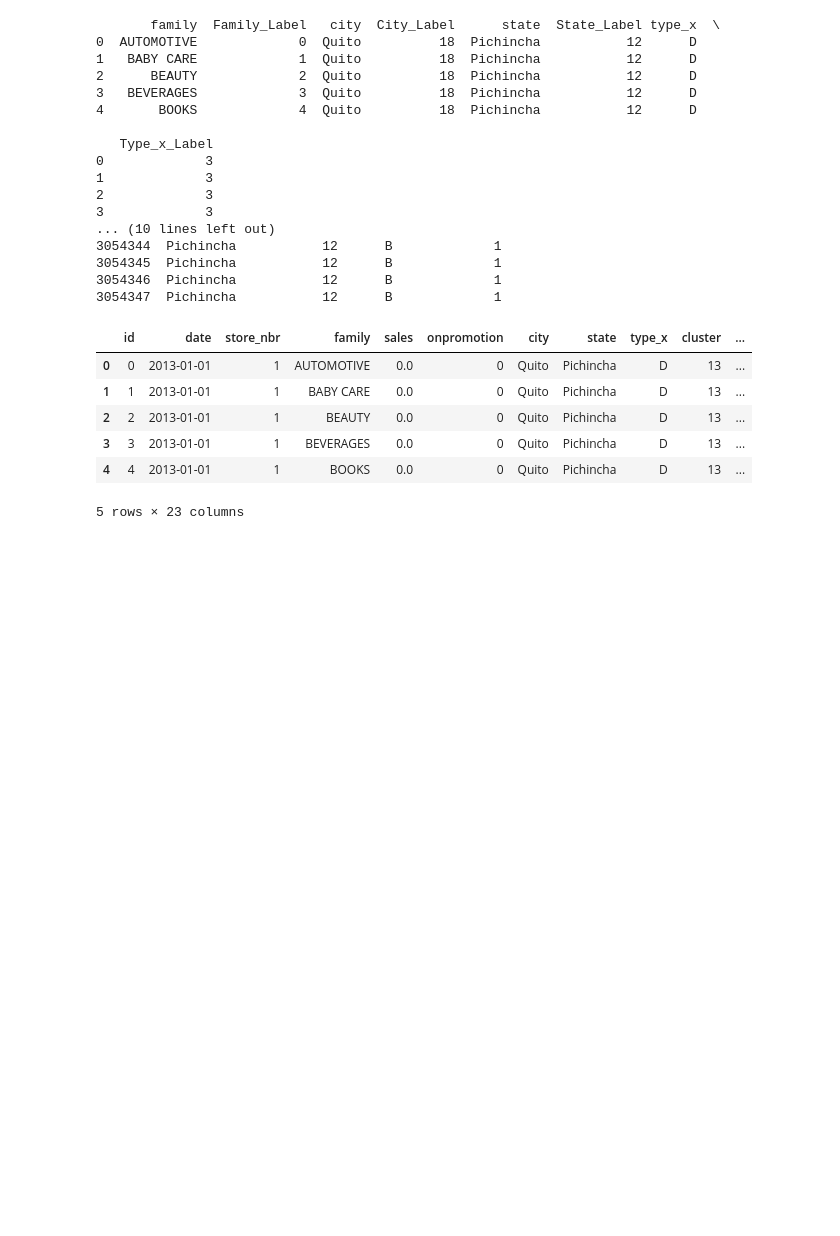
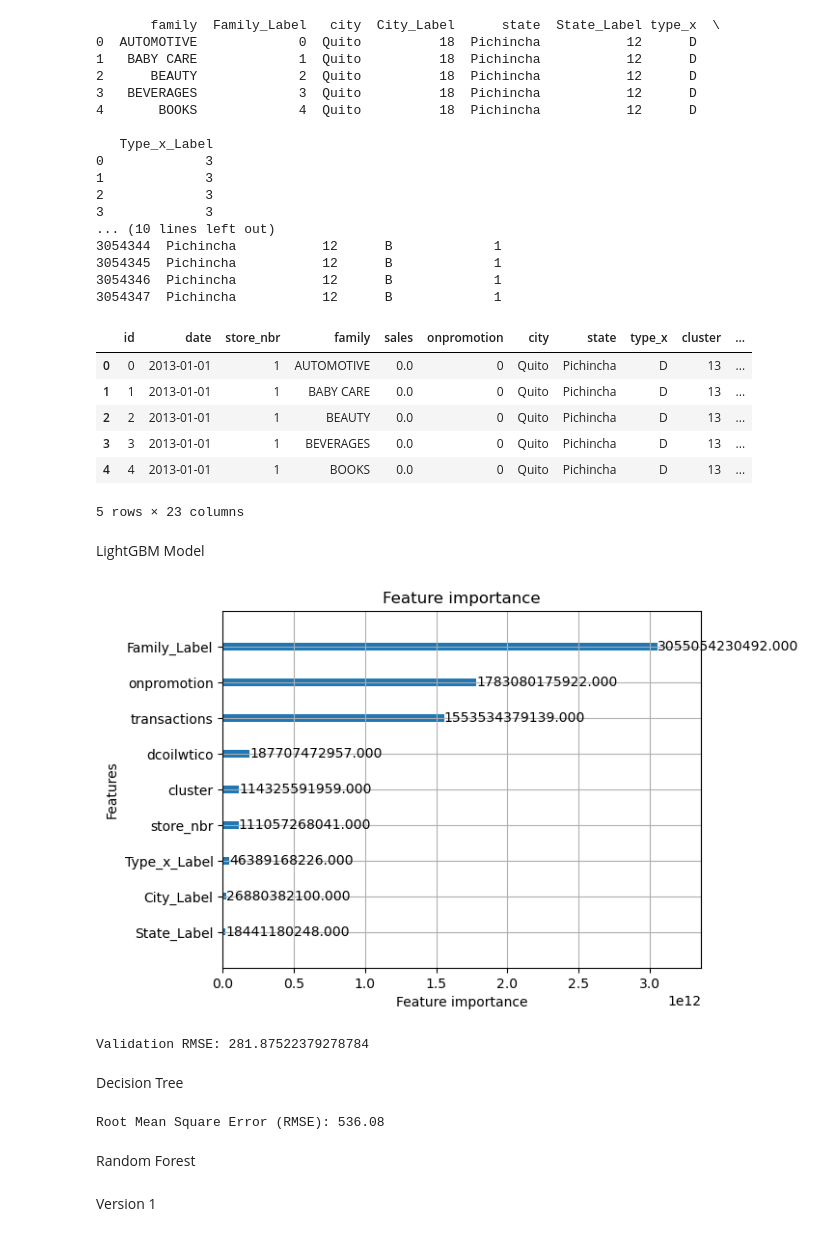
Before and after one commit to khush-i97/Store-sales-time-series-forecasting, a Jupyter notebook: Store_Sales_Analysis.ipynb, the cells around one changed output. Saved outputs shown, nothing was run; the diff lists cells and outputs as text; code cells hidden in the pictures; blank space fills up the shorter version.

```diff
--- a/Store_Sales_Analysis.ipynb
+++ b/Store_Sales_Analysis.ipynb
@@ -270,3 +276,64 @@ features = ['store_nbr', 'Family_Label', 'City_Label', 'State_Label', 'cluster',
 X_train = train[features]
 y_train = train['sales']
 X_test_main = test[features]
+# %% [markdown]
+LightGBM Model
+# %%
+# Initialize the LightGBM model
+lgb_train_data = lgb.Dataset(X_train, label=y_train)
+params = {
+    'objective': 'regression',
+    'metric': 'rmse',
+    'boosting_type': 'gbdt',
+    'num_leaves': 100,
+    'learning_rate': 0.3,
+    'verbosity': -1,
+    'random_state': 42
+}
+# %%
+lgb_model = lgb.train(params, lgb_train_data, num_boost_round=100)
+test['sales'] = lgb_model.predict(X_test_main)
+
+# Display feature importance
+lgb.plot_importance(lgb_model, max_num_features=15, importance_type='gain')
+plt.show()
+
+# Evaluate the model on a subset of the training data (optional)
+X_train_subset, X_val, y_train_subset, y_val = train_test_split(X_train, y_train, test_size=0.2, random_state=42)
+lgb_train_data_subset = lgb.Dataset(X_train_subset, label=y_train_subset)
+lgb_val_data = lgb.Dataset(X_val, label=y_val, reference=lgb_train_data_subset)
+
+# Train the model with validation
+lgb_model = lgb.train(params, lgb_train_data_subset, num_boost_round=100, valid_sets=[lgb_train_data_subset, lgb_val_data])
+
+# Predictions on validation data
+y_val_pred = lgb_model.predict(X_val, num_iteration=lgb_model.best_iteration)
+print(f'Validation RMSE: {np.sqrt(mean_squared_error(y_val, y_val_pred))}')
+# %% [output]
+[figure, added]
+Validation RMSE: 281.87522379278784
+# %% [markdown]
+Decision Tree
+# %%
+from sklearn.tree import DecisionTreeRegressor
+
+# Create and train the model
+regressor = DecisionTreeRegressor(random_state=0)
+X_train_subset, X_test, y_train_subset, y_test = train_test_split(X_train, y_train, test_size=0.2, shuffle=False)
+
+X_train_subset = X_train_subset.dropna()
+y_train_subset = y_train_subset[X_train_subset.index]
+
+regressor.fit(X_train_subset, y_train_subset)
+
+y_pred = regressor.predict(X_test)
+
+# Calculate RMSE
+rmse = np.sqrt(mean_squared_error(y_test, y_pred))
+print(f"Root Mean Square Error (RMSE): {rmse:.2f}")
+# %% [output]
+Root Mean Square Error (RMSE): 536.08
+# %% [markdown]
+Random Forest
+# %% [markdown]
+Version 1
```
Also changed, not shown: parts of 12 cells of this notebook.
